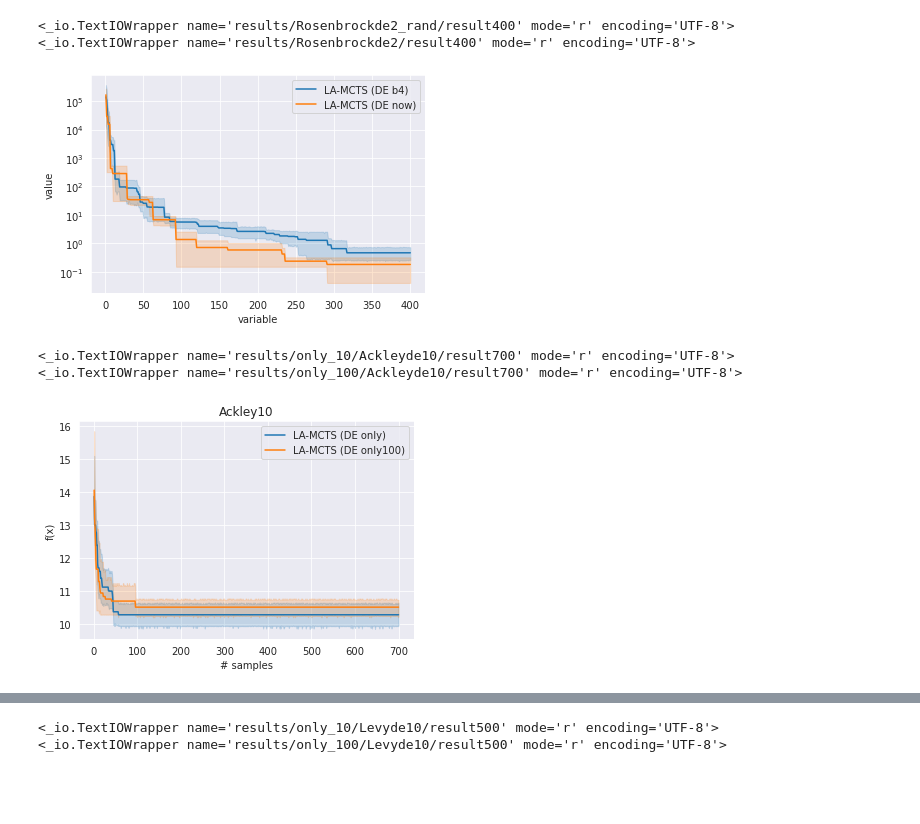
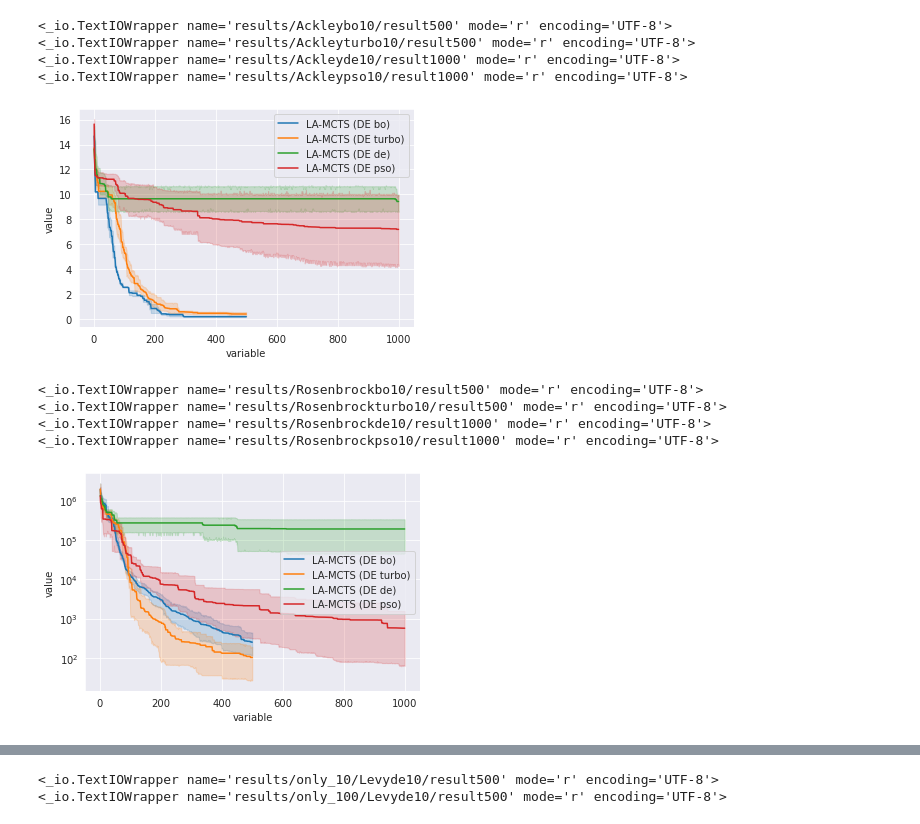
Before and after one commit to Marina-DU/LaMCTS, a Jupyter notebook: LA-MCTS/compare_solvers.ipynb, the cells around one changed output, grey strips where cells are left out. Drawn from its saved outputs; the diff is of its cells as text; code cells hidden in the pictures; blank space fills up the shorter version.

Commit message:
Change naming of result folders

```diff
--- a/LA-MCTS/compare_solvers.ipynb
+++ b/LA-MCTS/compare_solvers.ipynb
@@ -16,39 +16,41 @@ def get_dataframe(filename):
     melted_df = pd.melt(data)
     return melted_df
 # %%
-de_rand = get_dataframe('results/Rosenbrockde2_rand/result400')
-de_best = get_dataframe('results/Rosenbrockde2/result400')
+ackley_bo = get_dataframe('results/Ackleybo10/result500')
+ackley_turbo = get_dataframe('results/Ackleyturbo10/result500')
+ackley_de = get_dataframe('results/Ackleyde10/result1000')
+ackley_pso = get_dataframe('results/Ackleypso10/result1000')
 
-sns.lineplot(data=de_rand, x='variable', y='value', label='LA-MCTS (DE rand)')
-sns.lineplot(data=de_best, x='variable', y='value', label='LA-MCTS (DE best)')
+sns.lineplot(data=ackley_bo, x='variable', y='value', label='LA-MCTS (DE bo)')
+sns.lineplot(data=ackley_turbo, x='variable', y='value', label='LA-MCTS (DE turbo)')
+sns.lineplot(data=ackley_de, x='variable', y='value', label='LA-MCTS (DE de)')
+sns.lineplot(data=ackley_pso, x='variable', y='value', label='LA-MCTS (DE pso)')
 
-plt.yscale('log')
+# plt.yscale('log')
 plt.show();
 # %% [output]
-<_io.TextIOWrapper name='results/Rosenbrockde2_rand/result400' mode='r' encoding='UTF-8'>
-<_io.TextIOWrapper name='results/Rosenbrockde2/result400' mode='r' encoding='UTF-8'>
+<_io.TextIOWrapper name='results/Ackleybo10/result500' mode='r' encoding='UTF-8'>
+<_io.TextIOWrapper name='results/Ackleyturbo10/result500' mode='r' encoding='UTF-8'>
+<_io.TextIOWrapper name='results/Ackleyde10/result1000' mode='r' encoding='UTF-8'>
+<_io.TextIOWrapper name='results/Ackleypso10/result1000' mode='r' encoding='UTF-8'>
-[figure, old version]
+[figure, new version]
 # %%
-# data_lamcts_de = get_dataframe('results/Ackleyde10/result1400')
-# data_lamcts_de_best = get_dataframe('results/best/Ackleyde10/result400')
-data_lamcts_de_only = get_dataframe('results/only_10/Ackleyde10/result700')
-data_lamcts_de_only100 = get_dataframe('results/only_100/Ackleyde10/result700')
-# data_lamcts_turbo = get_dataframe('results/Ackleyturbo10/result300')
-# data_lamcts_bo = get_dataframe('results/Ackleybo10/result300')
-# sns.lineplot(data=data_lamcts_de, x='variable', y='value', label='LA-MCTS (DE)')
-# sns.lineplot(data=data_lamcts_de_best, x='variable', y='value', label='LA-MCTS (DE best)')
-sns.lineplot(data=data_lamcts_de_only, x='variable', y='value', label='LA-MCTS (DE only)')
-sns.lineplot(data=data_lamcts_de_only100, x='variable', y='value', label='LA-MCTS (DE only100)')
-# sns.lineplot(data=data_lamcts_turbo, x='variable', y='value', label='LA-MCTS (TuRBO)')
-# sns.lineplot(data=data_lamcts_bo, x='variable', y='value', label='LA-MCTS (BO)')
+rosenbrock_bo = get_dataframe('results/Rosenbrockbo10/result500')
+rosenbrock_turbo = get_dataframe('results/Rosenbrockturbo10/result500')
+rosenbrock_de = get_dataframe('results/Rosenbrockde10/result1000')
+rosenbrock_pso = get_dataframe('results/Rosenbrockpso10/result1000')
 
-# Set the title and labels for the plot
-plt.title('Ackley10')
-plt.xlabel('# samples')
-plt.ylabel('f(x)')
+sns.lineplot(data=rosenbrock_bo, x='variable', y='value', label='LA-MCTS (DE bo)')
+sns.lineplot(data=rosenbrock_turbo, x='variable', y='value', label='LA-MCTS (DE turbo)')
+sns.lineplot(data=rosenbrock_de, x='variable', y='value', label='LA-MCTS (DE de)')
+sns.lineplot(data=rosenbrock_pso, x='variable', y='value', label='LA-MCTS (DE pso)')
+
+plt.yscale('log')
 plt.show();
 # %% [output]
-<_io.TextIOWrapper name='results/only_10/Ackleyde10/result700' mode='r' encoding='UTF-8'>
-<_io.TextIOWrapper name='results/only_100/Ackleyde10/result700' mode='r' encoding='UTF-8'>
+<_io.TextIOWrapper name='results/Rosenbrockbo10/result500' mode='r' encoding='UTF-8'>
+<_io.TextIOWrapper name='results/Rosenbrockturbo10/result500' mode='r' encoding='UTF-8'>
+<_io.TextIOWrapper name='results/Rosenbrockde10/result1000' mode='r' encoding='UTF-8'>
+<_io.TextIOWrapper name='results/Rosenbrockpso10/result1000' mode='r' encoding='UTF-8'>
-[figure, old version]
+[figure, new version]
 # %%
```
Also changed, not shown: parts of 1 cell of this notebook, 3 other files.
